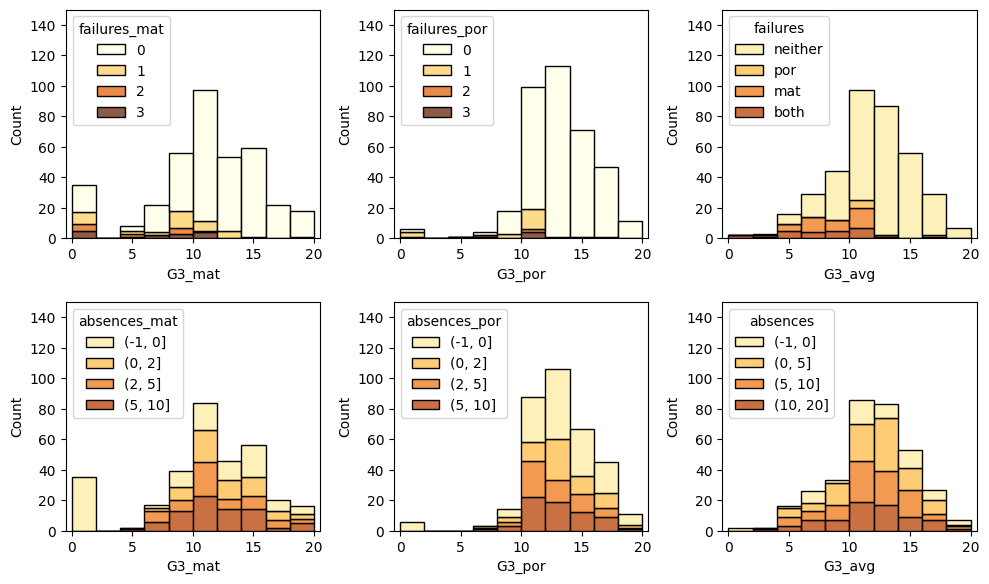
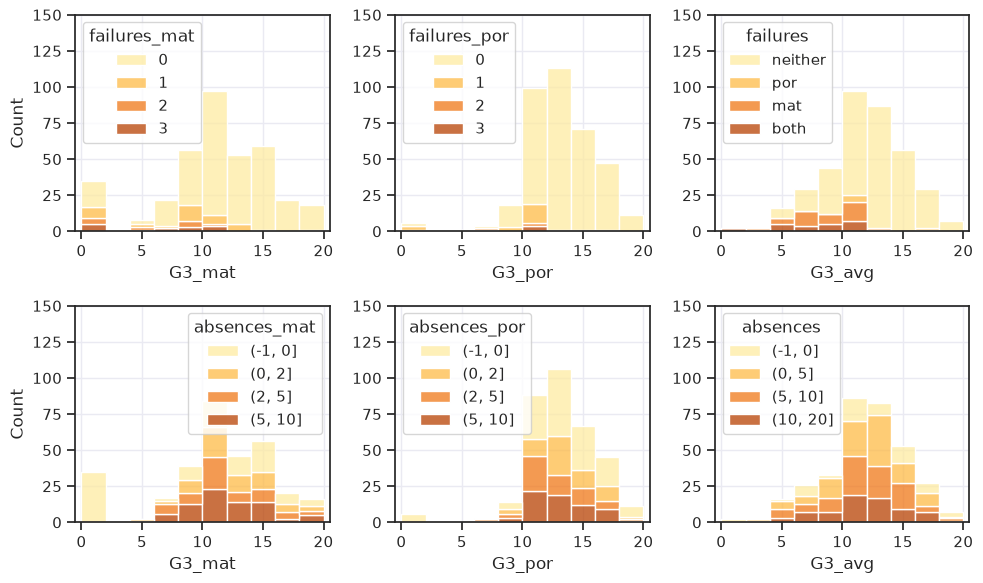
The change to this notebook cell's code, shown as a diff; its figure went from the first image to the second:
--- before
+++ after
@@ -1,13 +1,16 @@
 f, axes = plt.subplots(2, 3)
 for si, suff in enumerate(["_mat", "_por"]):
-    seaborn.histplot(x=spmandp_dtf["G3"+suff], hue=spmandp_dtf["failures"+suff], palette="YlOrBr",
+    seaborn.histplot(x=spmandp_dtf["G3"+suff], hue=spmandp_dtf["failures"+suff], hue_norm=(-1, 4), palette="YlOrBr",
                      binwidth=2, binrange=(0,20), multiple="stack", ax=axes[0,si])
     axes[0,si].set_xlim([-0.5,20.5])
     axes[0,si].set_ylim([0,150])
     absence_cats = pandas.cut(spmandp_dtf["absences"+suff], [-1,0,2,5,10])
-    seaborn.histplot(x=spmandp_dtf["G3"+suff],  hue=absence_cats, palette="YlOrBr",
+    seaborn.histplot(x=spmandp_dtf["G3"+suff], hue=absence_cats, palette="YlOrBr",
                      binwidth=2, binrange=(0,20), multiple="stack", ax=axes[1,si])
     axes[1,si].set_xlim([-0.5,20.5])
     axes[1,si].set_ylim([0,150])
+    if si > 0:
+        axes[0,si].set_ylabel("")
+        axes[1,si].set_ylabel("")
 
 si = -1
@@ -17,4 +20,5 @@
 axes[0,si].set_xlim([-0.5,20.5])
 axes[0,si].set_ylim([0,150])
+axes[0,si].set_ylabel("")
 absence_cats = pandas.cut(spmandp_dtf["absences"], [-1,0,5,10,20])
 seaborn.histplot(x=spmandp_dtf["G3_avg"], hue=absence_cats, palette="YlOrBr",
@@ -22,4 +26,5 @@
 axes[1,si].set_xlim([-0.5,20.5])
 axes[1,si].set_ylim([0,150])
+axes[1,si].set_ylabel("")
 f.set_figheight(6)
 f.tight_layout()

Commit: seaborn figure styling, wip